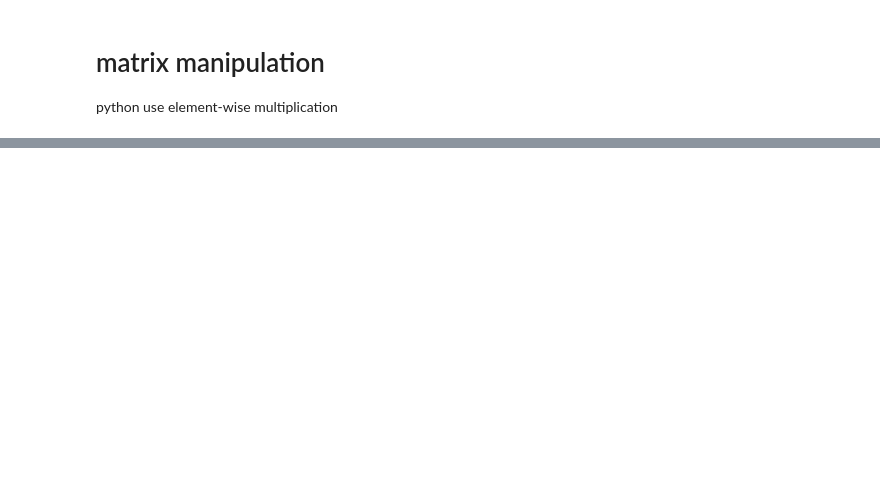
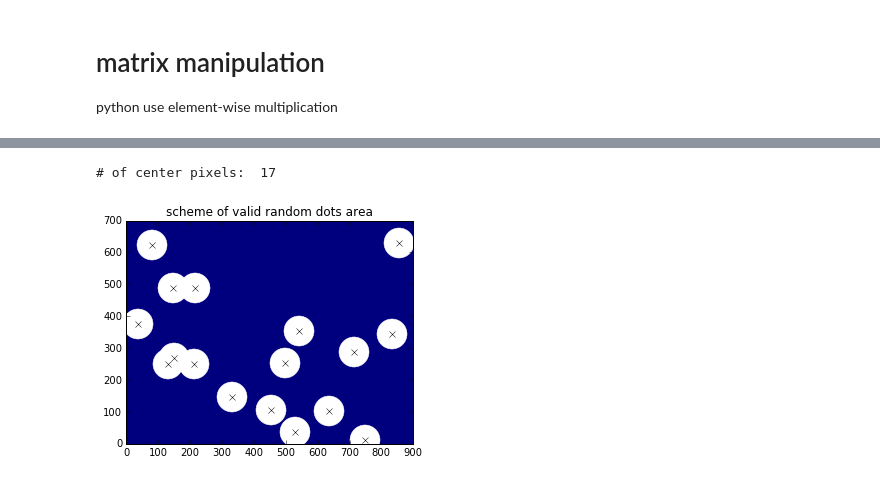
Before and after one commit to hypergravity/cham_hates_python, a Jupyter notebook: cham_teaches_python_03_numerical_computing.ipynb, the cells around one changed output, grey strips where cells are left out. Saved outputs shown, nothing was run; the diff lists cells and outputs as text; code cells hidden in the pictures; blank space fills up the shorter version.

```diff
--- a/cham_teaches_python_03_numerical_computing.ipynb
+++ b/cham_teaches_python_03_numerical_computing.ipynb
@@ -130,0 +179,18 @@ print l, b
+# %%
+# import numpy as np
+len1 = 700
+len2 = 900
+mask_image_data = np.random.randn(len1, len2)
+mesh_x, mesh_y  = meshgrid(np.arange(len2), np.arange(len1))
+
+mask = mask_image_data>4
+print '# of center pixels: ', np.sum(mask)
+plt.imshow(mask, cmap='jet')
+plt.plot(mesh_x[mask], mesh_y[mask], 'o', ms=30, mfc='w', markeredgecolor='w')
+plt.plot(mesh_x[mask], mesh_y[mask], 'kx')
+plt.xlim(0, len2)
+plt.ylim(0, len1)
+plt.title('scheme of valid random dots area');
+# %% [output]
+# of center pixels:  17
+[figure, added]
```
Also changed, not shown: parts of 13 cells of this notebook, 2 other files.
